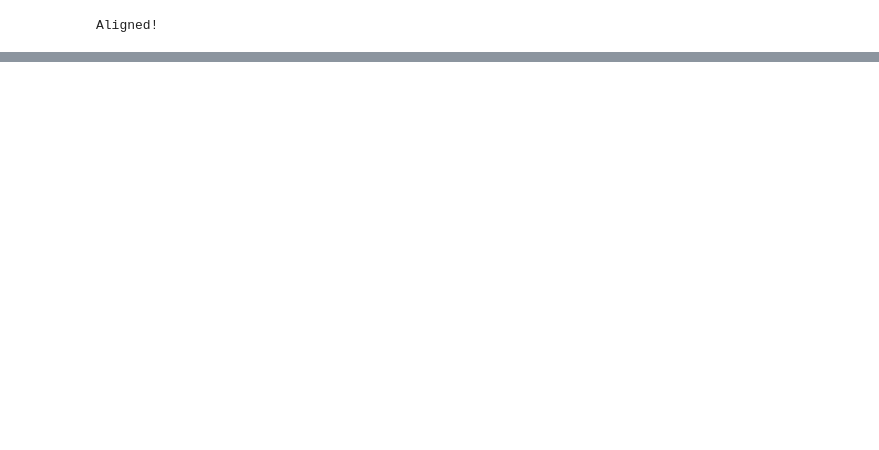
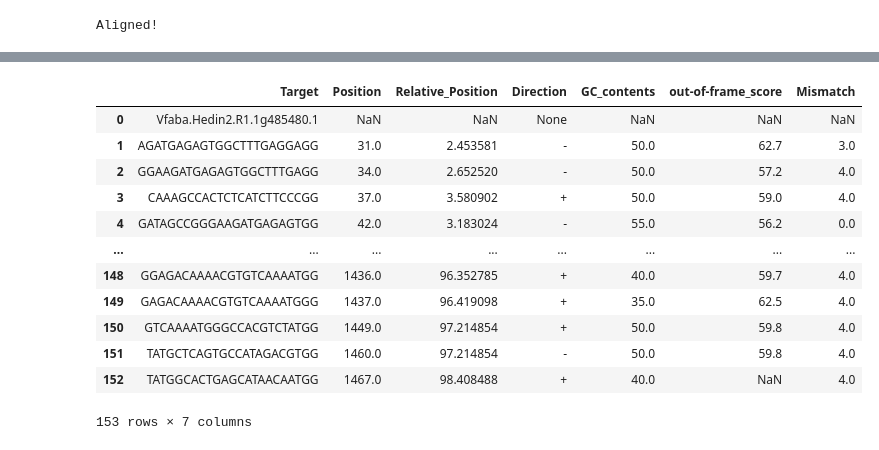
Before and after one commit to Thilanij/FabaVC1_Proposal, a Jupyter notebook: FabaVC1_Proposal.ipynb, the cells around one changed output, grey strips where cells are left out. Cells and saved outputs as stored; diff of their text form; code cells hidden in the pictures; blank space fills up the shorter version.

```diff
--- a/FabaVC1_Proposal.ipynb
+++ b/FabaVC1_Proposal.ipynb
@@ -295,0 +676,15 @@ pn.pane.Bokeh(p)
+# %%
+headers = ['Target', 'Position',
+           'Relative_Position', 'Direction', 'GC_contents', 'out-of-frame_score',
+           'Mismatch']
+cas_summary = pd.read_csv('./cas-designer_VC1_2/Cas-Designer_VC1_2-summary.txt',   sep=' |\t|\t|\t|\t|\t', skiprows=[1], names=headers)
+# Define column headers
+
+
+# Assign headers
+#cas_summary.columns = headers
+
+# Inspect modified table
+cas_summary.head()
+cas_summary
+# %% [output]
@@ -295,0 +692,13 @@ pn.pane.Bokeh(p)
+|  | Target | Position | Relative_Position | Direction | GC_contents | out-of-frame_score | Mismatch |
+| 0 | Vfaba.Hedin2.R1.1g485480.1 | NaN | NaN | None | NaN | NaN | NaN |
+| 1 | AGATGAGAGTGGCTTTGAGGAGG | 31.0 | 2.453581 | - | 50.0 | 62.7 | 3.0 |
+| 2 | GGAAGATGAGAGTGGCTTTGAGG | 34.0 | 2.652520 | - | 50.0 | 57.2 | 4.0 |
+| 3 | CAAAGCCACTCTCATCTTCCCGG | 37.0 | 3.580902 | + | 50.0 | 59.0 | 4.0 |
+| 4 | GATAGCCGGGAAGATGAGAGTGG | 42.0 | 3.183024 | - | 55.0 | 56.2 | 0.0 |
+| ... | ... | ... | ... | ... | ... | ... | ... |
+| 148 | GGAGACAAAACGTGTCAAAATGG | 1436.0 | 96.352785 | + | 40.0 | 59.7 | 4.0 |
+| 149 | GAGACAAAACGTGTCAAAATGGG | 1437.0 | 96.419098 | + | 35.0 | 62.5 | 4.0 |
+| 150 | GTCAAAATGGGCCACGTCTATGG | 1449.0 | 97.214854 | + | 50.0 | 59.8 | 4.0 |
+| 151 | TATGCTCAGTGCCATAGACGTGG | 1460.0 | 97.214854 | - | 50.0 | 59.8 | 4.0 |
+| 152 | TATGGCACTGAGCATAACAATGG | 1467.0 | 98.408488 | + | 40.0 | NaN | 4.0 |
+153 rows × 7 columns
```
Also changed, not shown: parts of 60 cells of this notebook.
